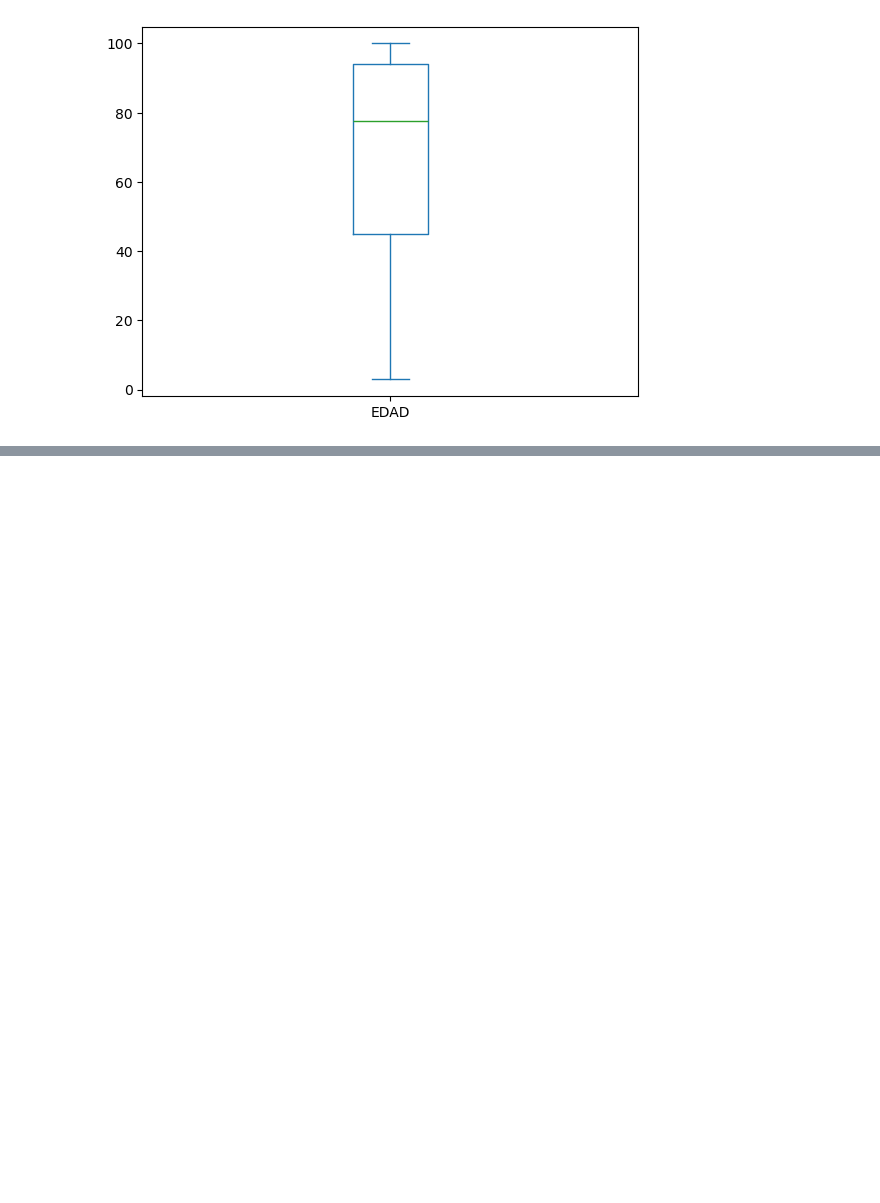
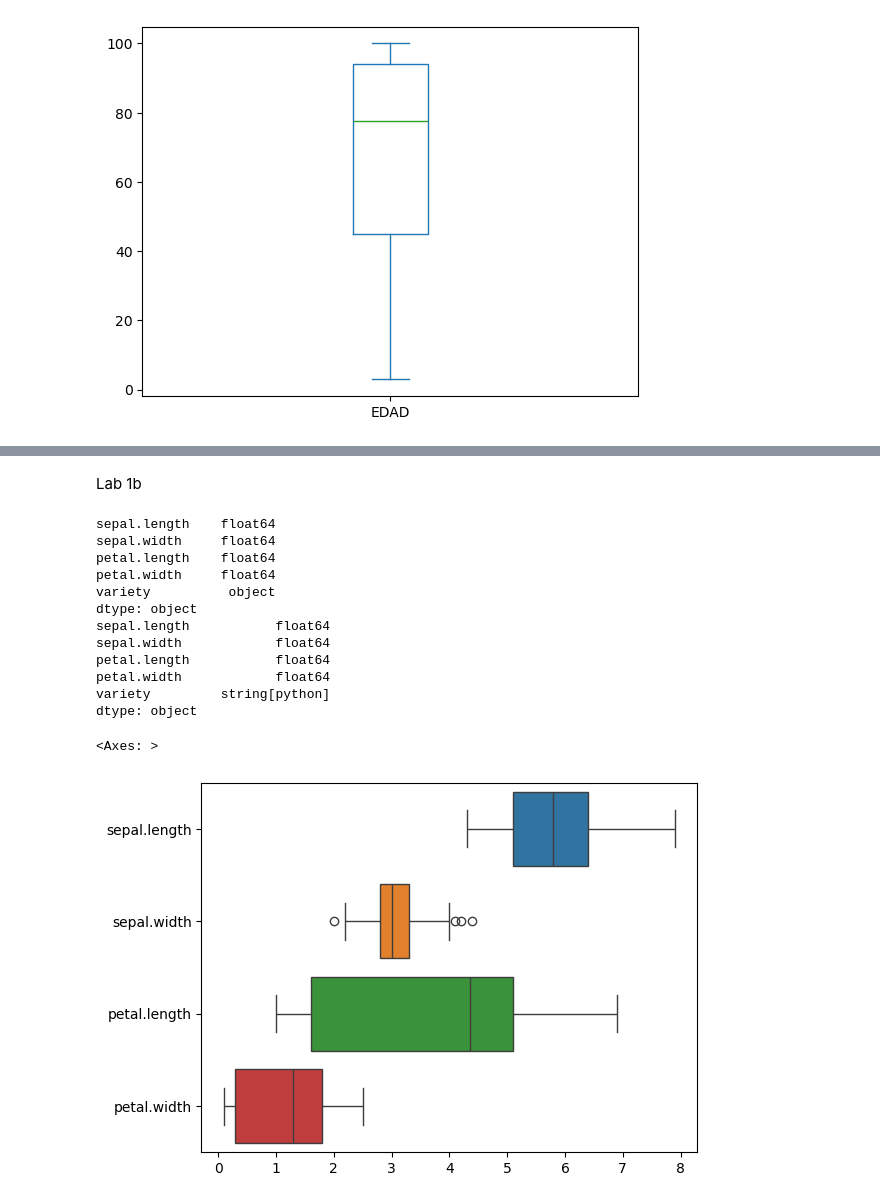
Before and after one commit to albo437/TC2004B, a Jupyter notebook: M1_act5.ipynb, the cells around one changed output, grey strips where cells are left out. Saved outputs shown, nothing was run; the diff lists cells and outputs as text; code cells hidden in the pictures; blank space fills up the shorter version.

```diff
--- a/M1_act5.ipynb
+++ b/M1_act5.ipynb
@@ -201,0 +383,33 @@ RIO_CHARLES              0.069170
+# %% [markdown]
+Lab 1b
+# %%
+# Load iris.csv
+iris = pd.read_csv('iris.csv')
+
+# Data types
+print(iris.dtypes)
+
+# variety to string
+iris['variety'] = iris['variety'].astype('string')
+
+# Data types
+print(iris.dtypes)
+
+# Box plot for numerical columns with seaborn.boxplot
+import seaborn as sns
+sns.boxplot(data=iris, orient='h')
+# %% [output]
+sepal.length    float64
+sepal.width     float64
+petal.length    float64
+petal.width     float64
+variety          object
+dtype: object
+sepal.length           float64
+sepal.width            float64
+petal.length           float64
+petal.width            float64
+variety         string[python]
+dtype: object
+<Axes: >
+[figure, added]
```
Also changed, not shown: parts of 14 cells of this notebook, 2 other files.
